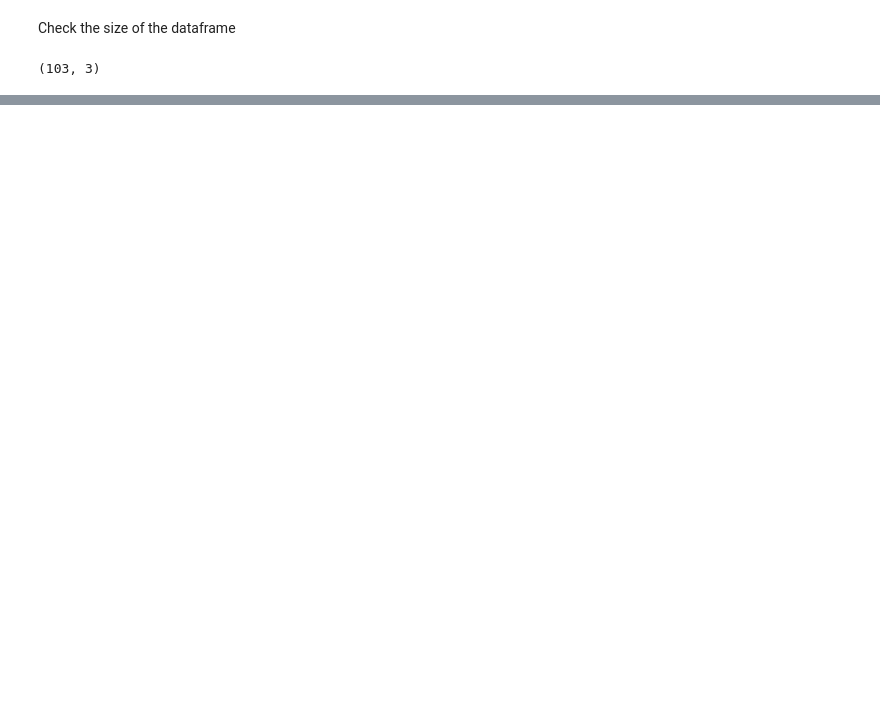
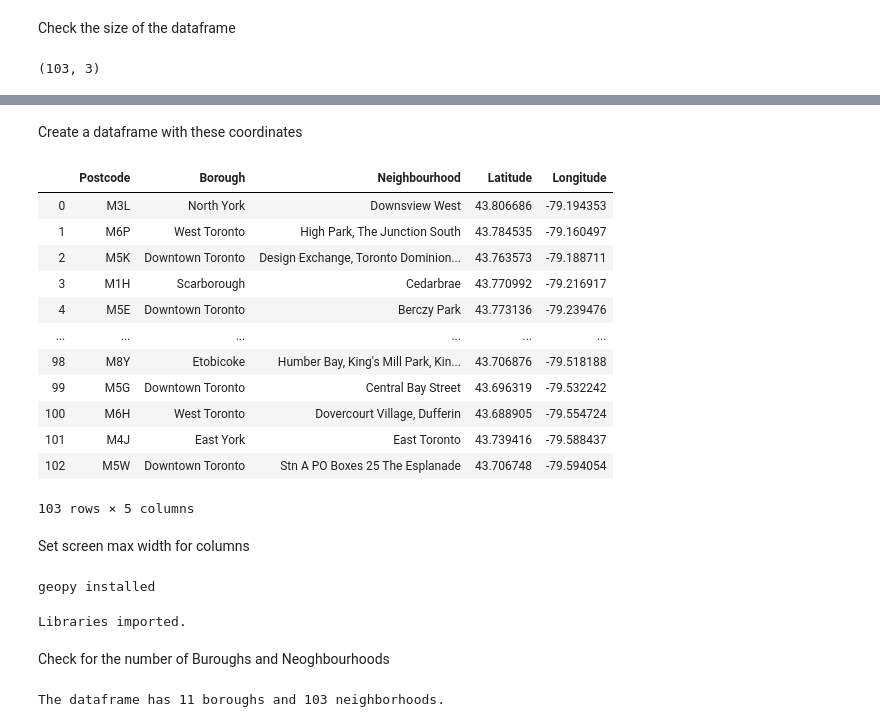
Before and after one commit to fantom065/Coursera_Capstone, a Jupyter notebook: Neighborhood_sgementation.ipynb, the cells around one changed output, grey strips where cells are left out. Drawn from its saved outputs; the diff is of its cells as text; code cells hidden in the pictures; blank space fills up the shorter version.

```diff
--- a/Neighborhood_sgementation.ipynb
+++ b/Neighborhood_sgementation.ipynb
@@ -138,0 +152,4 @@ dfNew.shape
+# %%
+geo_coords = pd.read_csv('Geospatial_Coordinates.csv')
+# Visualize the data
+geo_coords.head()
@@ -138,0 +163,22 @@ dfNew.shape
+# %% [markdown]
+Create a dataframe with these coordinates
+# %%
+dfNew['Latitude'] = geo_coords['Latitude'].values
+dfNew['Longitude'] = geo_coords['Longitude'].values
+dfNew
+# %% [output]
+|  | Postcode | Borough | Neighbourhood | Latitude | Longitude |
+| 0 | M3L | North York | Downsview West | 43.806686 | -79.194353 |
+| 1 | M6P | West Toronto | High Park, The Junction South | 43.784535 | -79.160497 |
+| 2 | M5K | Downtown Toronto | Design Exchange, Toronto Dominion... | 43.763573 | -79.188711 |
+| 3 | M1H | Scarborough | Cedarbrae | 43.770992 | -79.216917 |
+| 4 | M5E | Downtown Toronto | Berczy Park | 43.773136 | -79.239476 |
+| ... | ... | ... | ... | ... | ... |
+| 98 | M8Y | Etobicoke | Humber Bay, King's Mill Park, Kin... | 43.706876 | -79.518188 |
+| 99 | M5G | Downtown Toronto | Central Bay Street | 43.696319 | -79.532242 |
+| 100 | M6H | West Toronto | Dovercourt Village, Dufferin | 43.688905 | -79.554724 |
+| 101 | M4J | East York | East Toronto | 43.739416 | -79.588437 |
+| 102 | M5W | Downtown Toronto | Stn A PO Boxes 25 The Esplanade | 43.706748 | -79.594054 |
+103 rows × 5 columns
+# %% [markdown]
+Set screen max width for columns
@@ -138,0 +191,26 @@ dfNew.shape
+# %%
+
+from geopy.geocoders import Nominatim
+print('geopy installed')
+# %% [output]
+geopy installed
+# %%
+# import k-means from clustering stage
+from sklearn.cluster import KMeans
+
+#!conda install -c conda-forge folium=0.5.0 --yes # uncomment this line if you haven't completed the Foursquare API lab
+import folium # map rendering library
+
+print('Libraries imported.')
+# %% [output]
+Libraries imported.
+# %% [markdown]
+Check for the number of Buroughs and Neoghbourhoods
+# %%
+print('The dataframe has {} boroughs and {} neighborhoods.'.format(
+        len(dfNew['Borough'].unique()),
+        dfNew.shape[0]
+    )
+)
+# %% [output]
+The dataframe has 11 boroughs and 103 neighborhoods.
```
Also changed, not shown: parts of 81 cells of this notebook.
